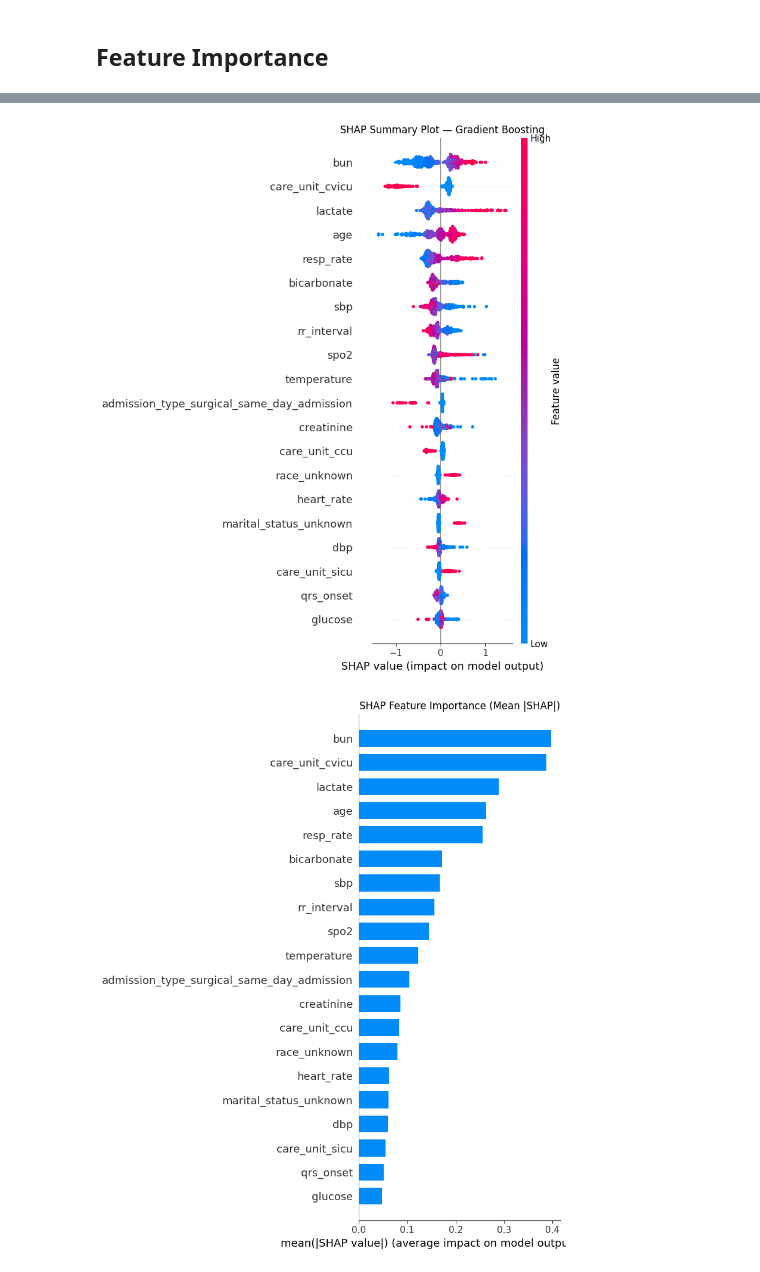
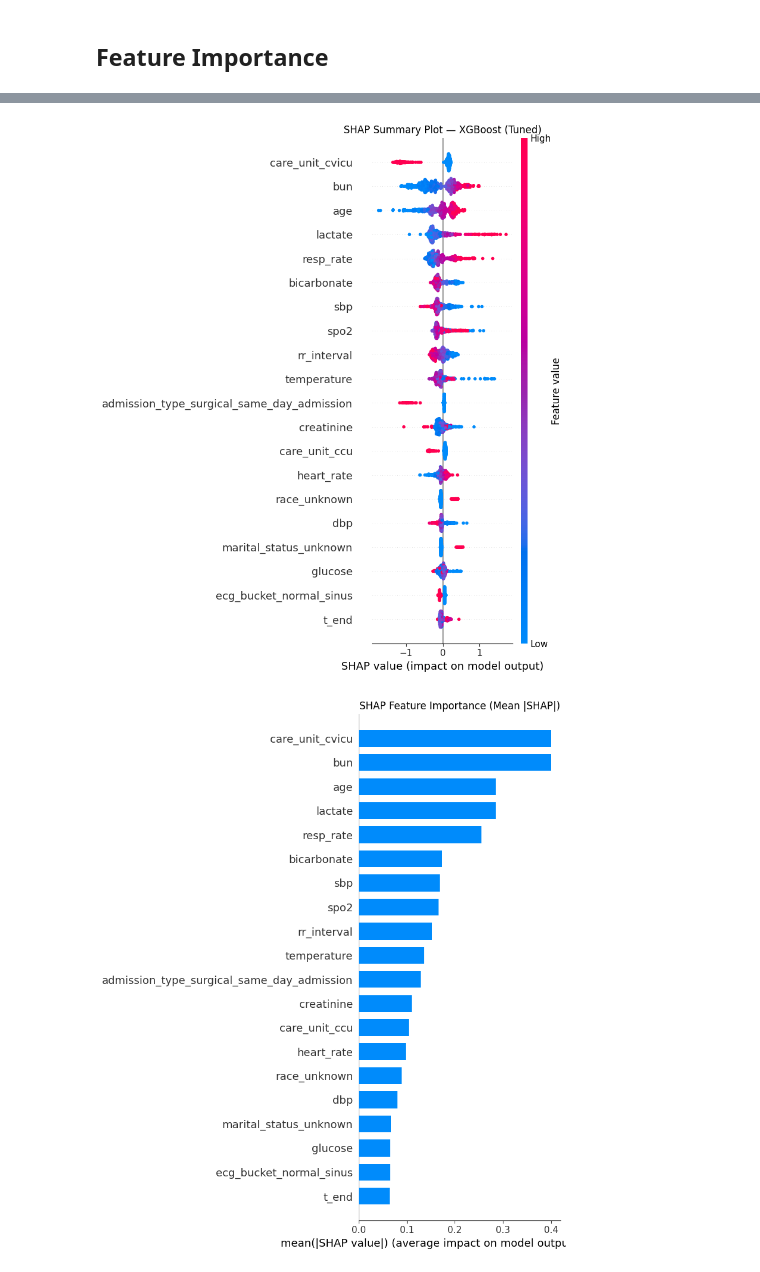
Before and after one commit to UCSF-DataSci/final-project-jack-neary, a Jupyter notebook: modeling.ipynb, the cells around one changed output, grey strips where cells are left out. Cells and saved outputs as stored; diff of their text form; code cells hidden in the pictures.

```diff
--- a/modeling.ipynb
+++ b/modeling.ipynb
@@ -353,40 +492,40 @@ X_test_transformed = preprocessor.transform(X_test)
 sample_size = 500
 X_shap = X_test_transformed[:sample_size]
 
-# ── Gradient Boosting SHAP ──
-gb_model = models_fitted['Gradient Boosting'].named_steps['model']
-explainer_gb = shap.TreeExplainer(gb_model)
-shap_values_gb = explainer_gb.shap_values(X_shap)
+# ── XGBoost (Tuned) SHAP ──
+xgb_model = models_fitted['XGBoost (Tuned)'].named_steps['model']
+explainer_xgb = shap.TreeExplainer(xgb_model)
+shap_values_xgb = explainer_xgb.shap_values(X_shap)
 
 # For binary classification, shap_values[1] = positive class (died)
-shap_vals = shap_values_gb[1] if isinstance(shap_values_gb, list) else shap_values_gb
+shap_vals = shap_values_xgb[1] if isinstance(shap_values_xgb, list) else shap_values_xgb
 
 # Summary plot — shows most impactful features
 plt.figure()
 shap.summary_plot(
     shap_vals,
     X_shap,
     feature_names=all_feature_names,
     show=False
 )
-plt.title('SHAP Summary Plot — Gradient Boosting')
+plt.title('SHAP Summary Plot — XGBoost (Tuned)')
 plt.tight_layout()
 plt.savefig('sanity_outputs/shap_summary.png', dpi=300)
 plt.show()
 
 # Bar plot — mean absolute SHAP values
 plt.figure()
 shap.summary_plot(
     shap_vals,
     X_shap,
     feature_names=all_feature_names,
     plot_type='bar',
     show=False
 )
 plt.title('SHAP Feature Importance (Mean |SHAP|)')
 plt.tight_layout()
 plt.savefig('sanity_outputs/shap_bar.png', dpi=300)
 plt.show()
 # %% [output]
-[figure, old version]
+[figure, new version]
-[figure, old version]
+[figure, new version]
```
Also changed, not shown: parts of 11 cells of this notebook, 4 other files.
